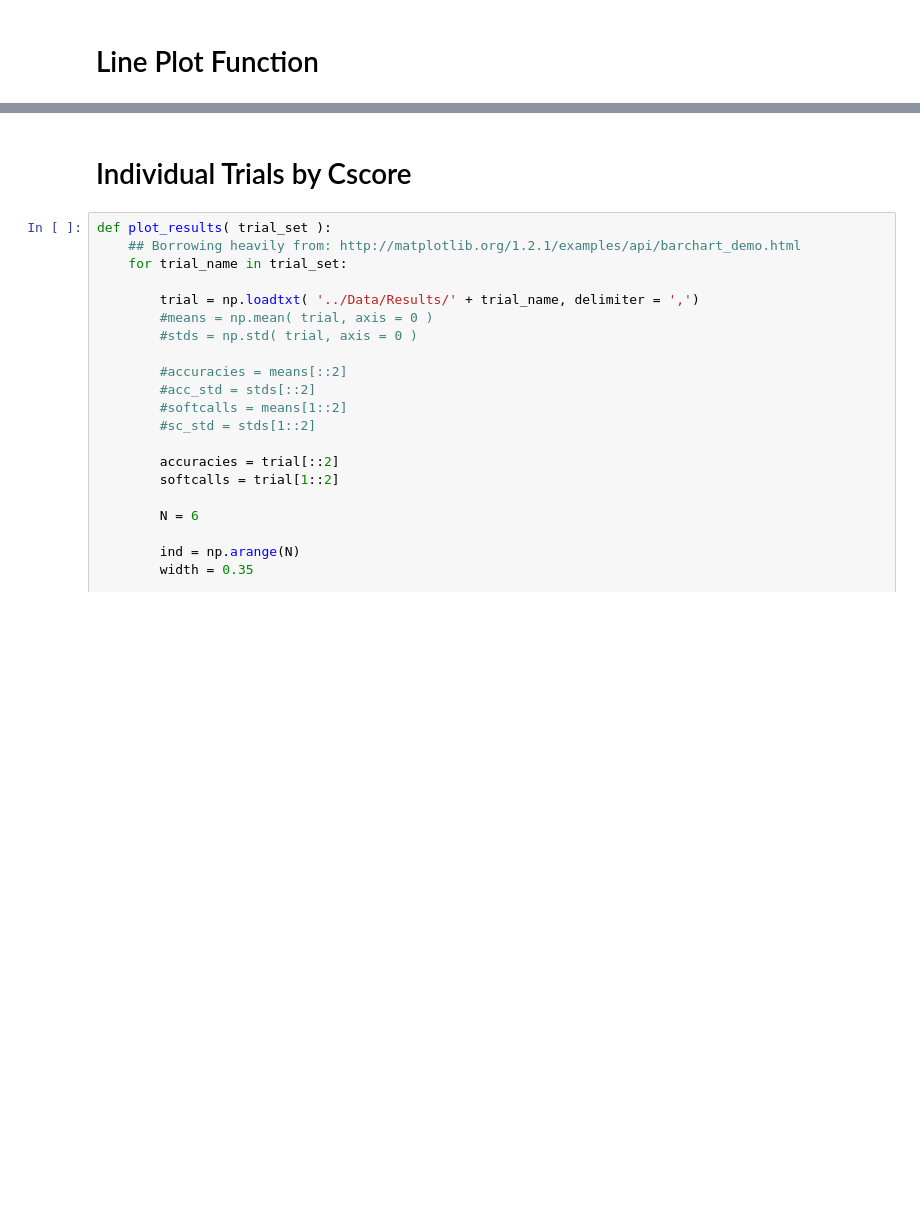
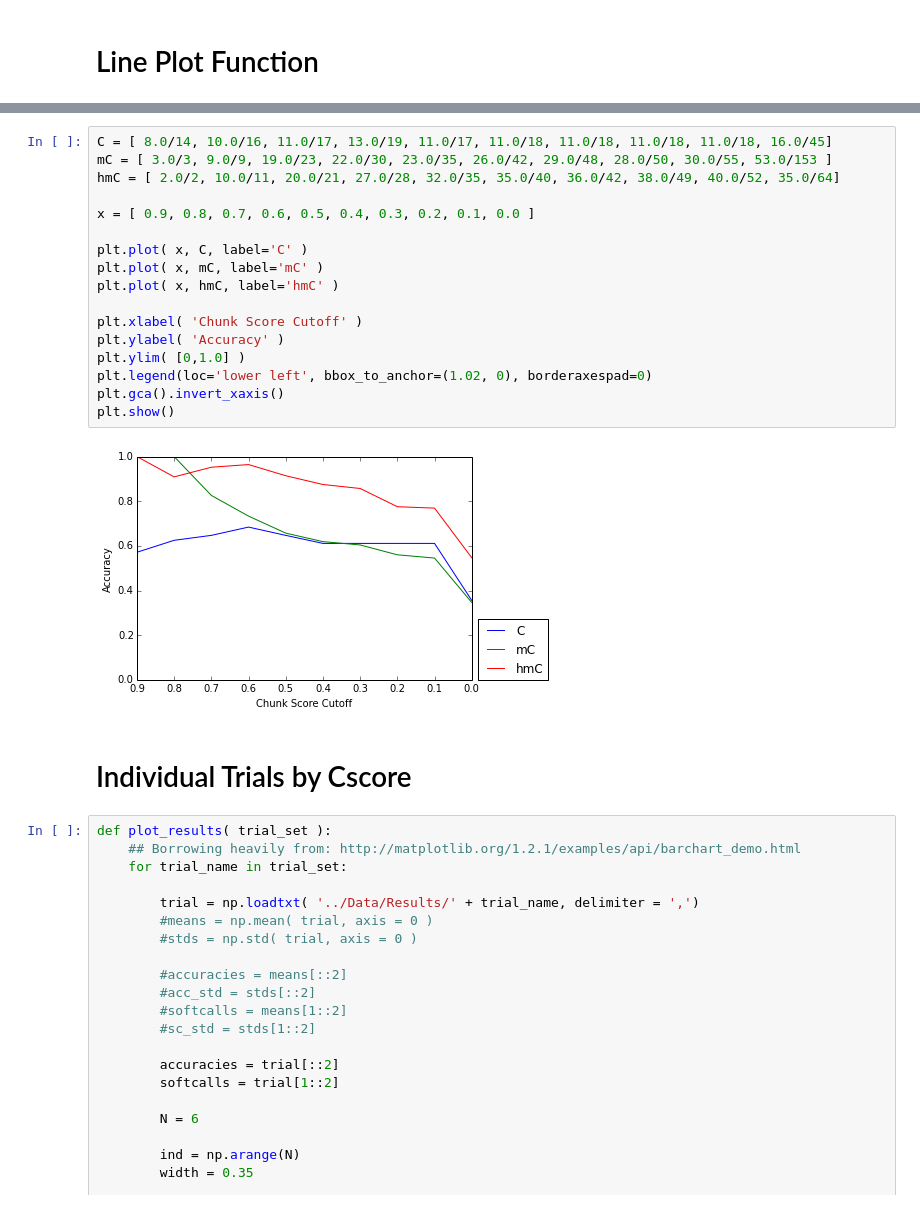
Before and after one commit to jvivian/Helicase-Reread-Project, a Jupyter notebook: Scripts/Results Plotting.ipynb, the cells around one changed output, grey strips where cells are left out. Saved outputs shown, nothing was run; the diff lists cells and outputs as text; blank space fills up the shorter version.

Commit message:
plot results update: added context plot

```diff
--- a/Scripts/Results Plotting.ipynb
+++ b/Scripts/Results Plotting.ipynb
@@ -85,3 +65,22 @@ accuracy_by_filter_score( pseudo_fullset )
+# %%
+C = [ 8.0/14, 10.0/16, 11.0/17, 13.0/19, 11.0/17, 11.0/18, 11.0/18, 11.0/18, 11.0/18, 16.0/45]
+mC = [ 3.0/3, 9.0/9, 19.0/23, 22.0/30, 23.0/35, 26.0/42, 29.0/48, 28.0/50, 30.0/55, 53.0/153 ]
+hmC = [ 2.0/2, 10.0/11, 20.0/21, 27.0/28, 32.0/35, 35.0/40, 36.0/42, 38.0/49, 40.0/52, 35.0/64]
+
+x = [ 0.9, 0.8, 0.7, 0.6, 0.5, 0.4, 0.3, 0.2, 0.1, 0.0 ]
+
+plt.plot( x, C, label='C' )
+plt.plot( x, mC, label='mC' )
+plt.plot( x, hmC, label='hmC' )
+
+plt.xlabel( 'Chunk Score Cutoff' )
+plt.ylabel( 'Accuracy' )
+plt.ylim( [0,1.0] )
+plt.legend(loc='lower left', bbox_to_anchor=(1.02, 0), borderaxespad=0)
+plt.gca().invert_xaxis()
+plt.show()
+# %% [output]
+[figure, added]
 # %% [markdown]
 # Individual Trials by Cscore
 # %%
```
Also changed, not shown: parts of 3 cells of this notebook.
